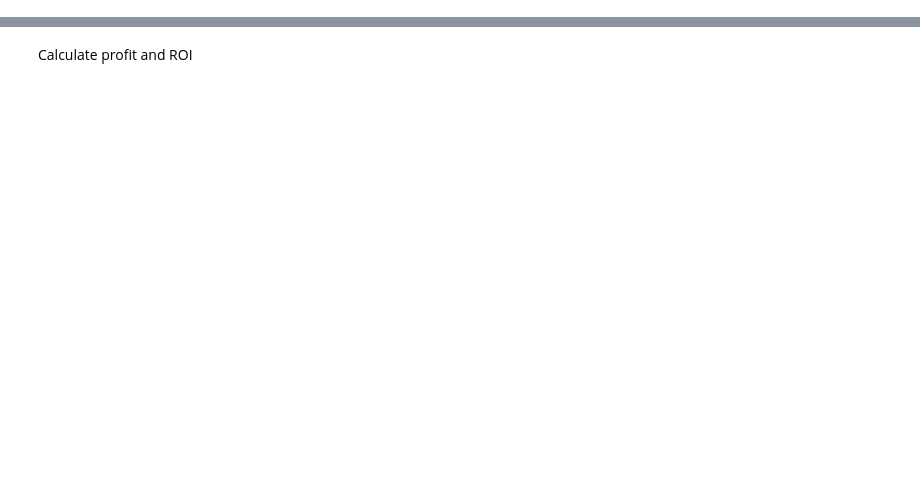
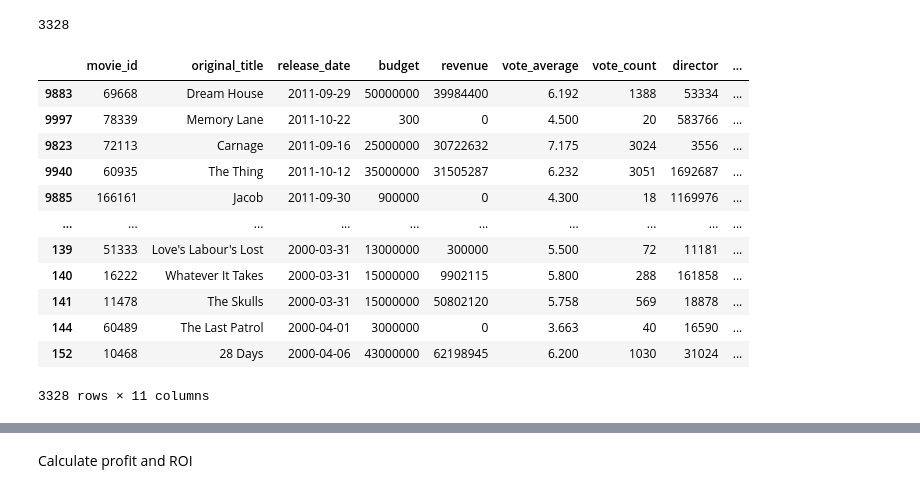
Before and after one commit to pbollhorn/bi-group-5-and-9, a Jupyter notebook: exam_project/pbtest.ipynb, the cells around one changed output, grey strips where cells are left out. Cells and saved outputs as stored; diff of their text form; code cells hidden in the pictures; blank space fills up the shorter version.

```diff
--- a/exam_project/pbtest.ipynb
+++ b/exam_project/pbtest.ipynb
@@ -31,11 +90,31 @@ df_movies['genre_ids'].apply(type).value_counts()
 # %%
-df_movies = df_movies[(df_movies['budget'] != 0) & (df_movies['revenue'] != 0)].copy()
+# Drop movies where budget is zero
+df_movies = df_movies[df_movies['budget'] != 0].copy()
+# df_movies = df_movies[(df_movies['budget'] != 0) & (df_movies['revenue'] != 0)].copy()
+len(df_movies)
+# %% [output]
+3328
 # %%
-# Convert release_data into proper datetime objects
+# Convert release_date into proper datetime objects
 df_movies['release_date'] = pd.to_datetime(df_movies['release_date'])
 
 # Create year column
 df_movies['release_year'] = df_movies['release_date'].dt.year
+df_movies.sort_values(by="release_year", ascending=False)
+# %% [output]
+|  | movie_id | original_title | release_date | budget | revenue | vote_average | vote_count | director | ... |
+| 9883 | 69668 | Dream House | 2011-09-29 | 50000000 | 39984400 | 6.192 | 1388 | 53334 | ... |
+| 9997 | 78339 | Memory Lane | 2011-10-22 | 300 | 0 | 4.500 | 20 | 583766 | ... |
+| 9823 | 72113 | Carnage | 2011-09-16 | 25000000 | 30722632 | 7.175 | 3024 | 3556 | ... |
+| 9940 | 60935 | The Thing | 2011-10-12 | 35000000 | 31505287 | 6.232 | 3051 | 1692687 | ... |
+| 9885 | 166161 | Jacob | 2011-09-30 | 900000 | 0 | 4.300 | 18 | 1169976 | ... |
+| ... | ... | ... | ... | ... | ... | ... | ... | ... | ... |
+| 139 | 51333 | Love's Labour's Lost | 2000-03-31 | 13000000 | 300000 | 5.500 | 72 | 11181 | ... |
+| 140 | 16222 | Whatever It Takes | 2000-03-31 | 15000000 | 9902115 | 5.800 | 288 | 161858 | ... |
+| 141 | 11478 | The Skulls | 2000-03-31 | 15000000 | 50802120 | 5.758 | 569 | 18878 | ... |
+| 144 | 60489 | The Last Patrol | 2000-04-01 | 3000000 | 0 | 3.663 | 40 | 16590 | ... |
+| 152 | 10468 | 28 Days | 2000-04-06 | 43000000 | 62198945 | 6.200 | 1030 | 31024 | ... |
+3328 rows × 11 columns
 # %%
 # Convert budget to 2023 USD
 df_movies['budget_2023_usd'] = df_movies.apply(
```
Also changed, not shown: parts of 16 cells of this notebook.
